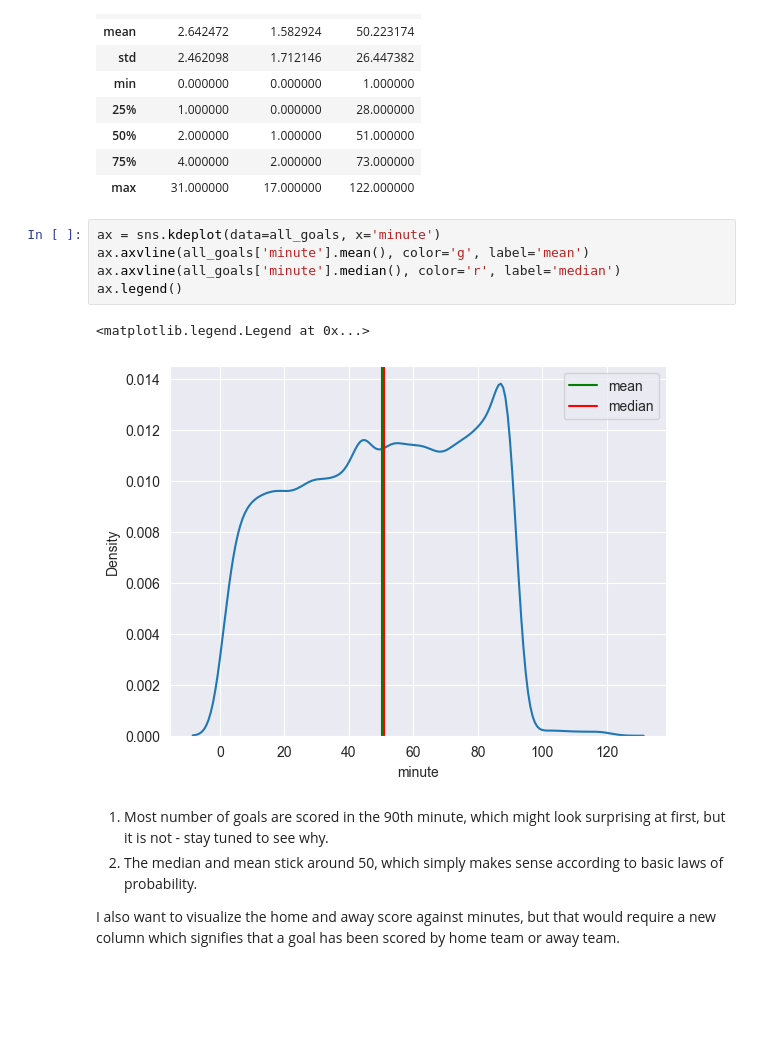
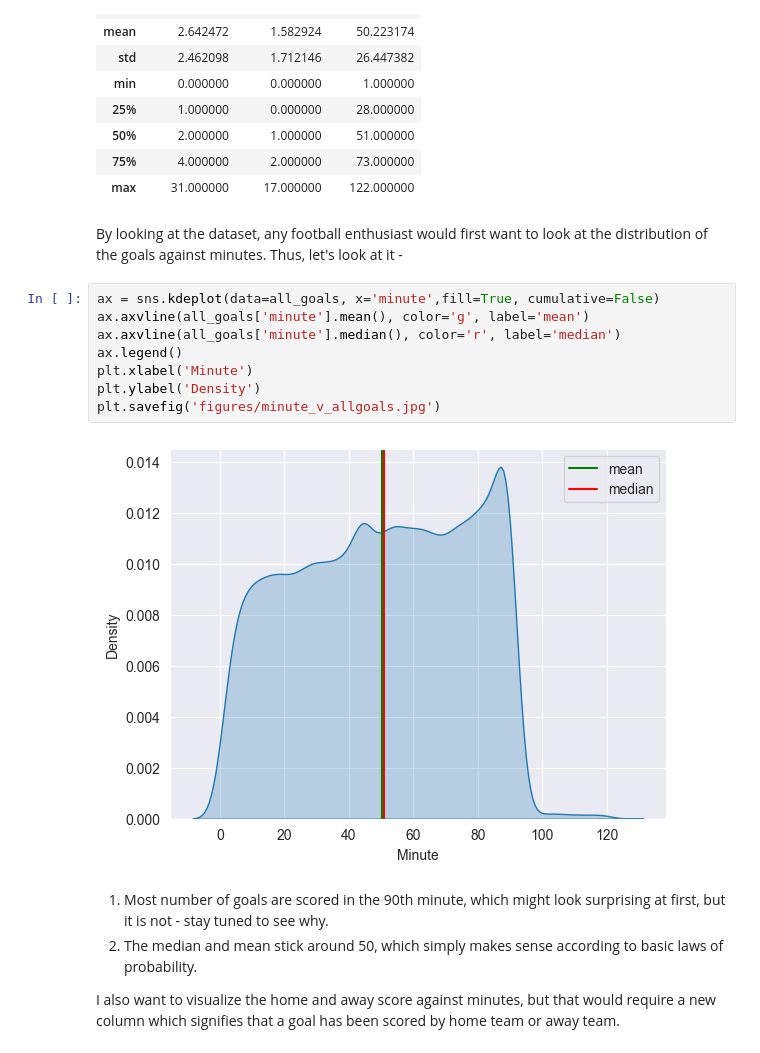
Before and after one commit to ryuukkk/football-data-analysis, a Jupyter notebook: DE_PROJECT.ipynb, the cells around one changed output. Drawn from its saved outputs; the diff is of its cells as text; blank space fills up the shorter version.

Commit message:
numeric columns, prettified graphs, saved images

```diff
--- a/DE_PROJECT.ipynb
+++ b/DE_PROJECT.ipynb
@@ -196,14 +196,18 @@ all_goals.describe()
 | 50% | 2.000000 | 1.000000 | 51.000000 |
 | 75% | 4.000000 | 2.000000 | 73.000000 |
 | max | 31.000000 | 17.000000 | 122.000000 |
+# %% [markdown]
+By looking at the dataset, any football enthusiast would first want to look at the distribution of the goals against minutes. Thus, let's look at it -
 # %%
-ax = sns.kdeplot(data=all_goals, x='minute')
+ax = sns.kdeplot(data=all_goals, x='minute',fill=True, cumulative=False)
 ax.axvline(all_goals['minute'].mean(), color='g', label='mean')
 ax.axvline(all_goals['minute'].median(), color='r', label='median')
 ax.legend()
+plt.xlabel('Minute')
+plt.ylabel('Density')
+plt.savefig('figures/minute_v_allgoals.jpg')
 # %% [output]
-<matplotlib.legend.Legend at 0x...>
-[figure, old version]
+[figure, new version]
 # %% [markdown]
 1. Most number of goals are scored in the 90th minute, which might look surprising at first, but it is not - stay tuned to see why.
 2. The median and mean stick around 50, which simply makes sense according to basic laws of probability.
```
Also changed, not shown: parts of 15 cells of this notebook, 4 other files.
